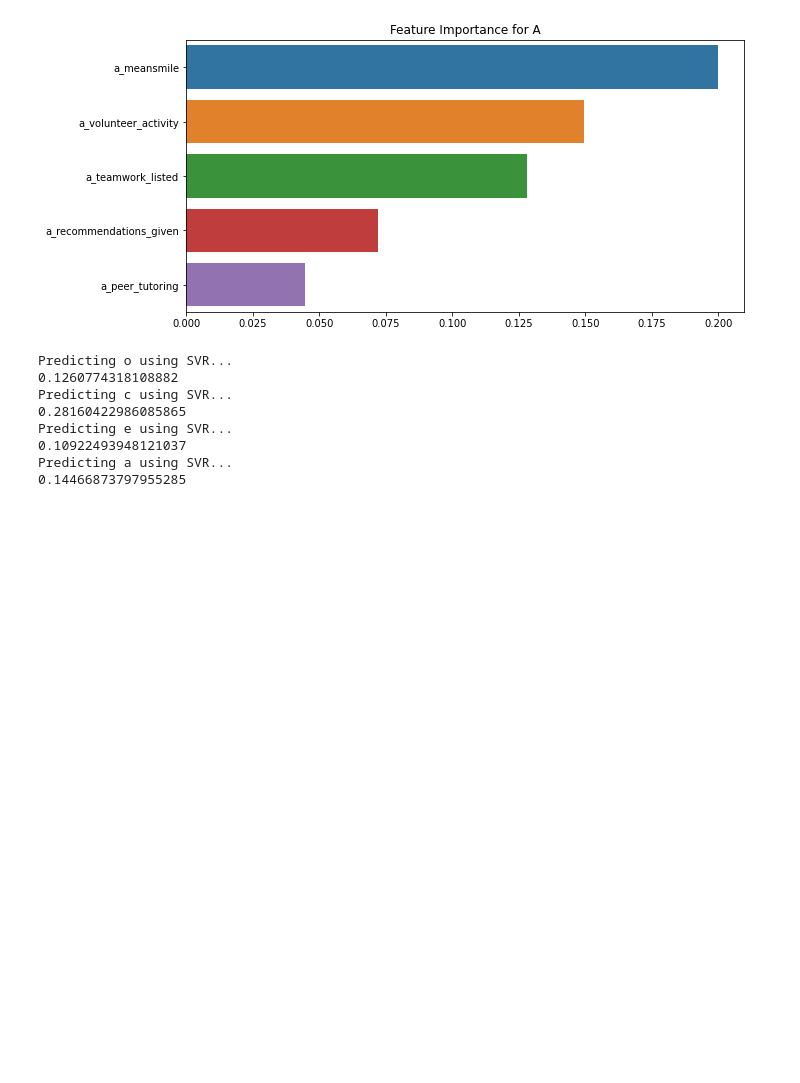
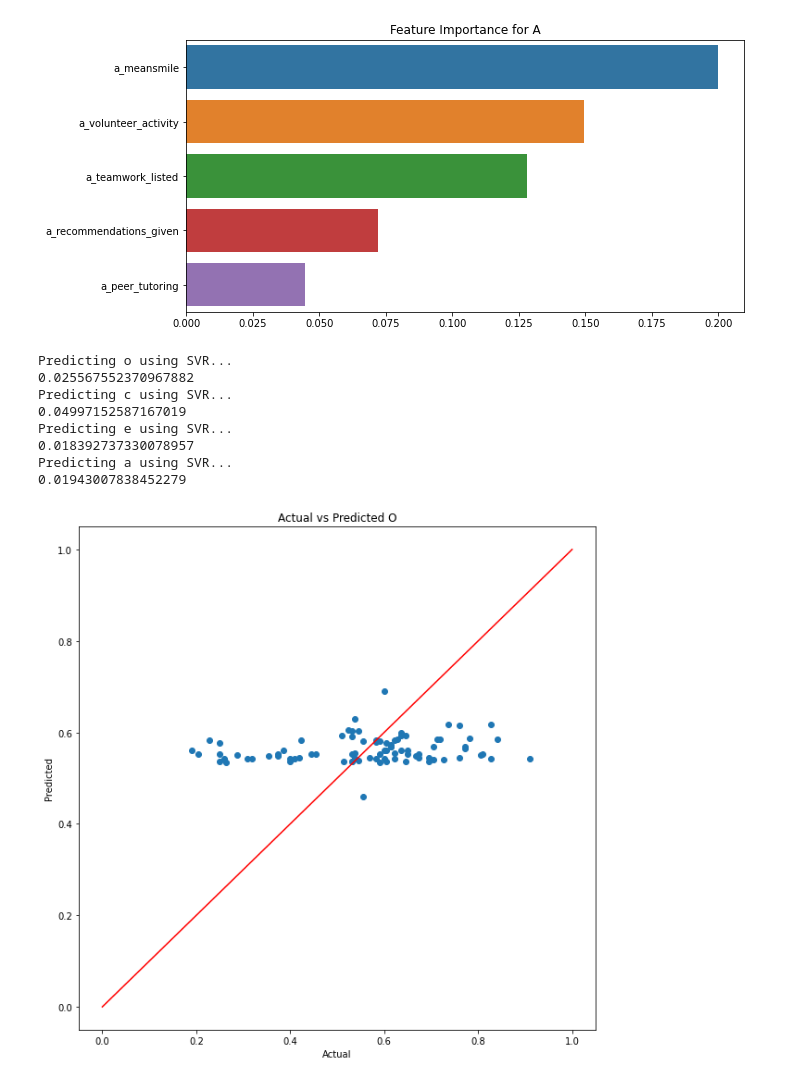
Before and after one commit to andaqu/linkedin2pers, a Jupyter notebook: explore.ipynb, the cells around one changed output. Drawn from its saved outputs; the diff is of its cells as text; code cells hidden in the pictures; blank space fills up the shorter version.

Commit message:
added some sad plots

```diff
--- a/explore.ipynb
+++ b/explore.ipynb
@@ -23,6 +23,13 @@ df.columns = map(str.lower, df.columns)
 
 # Rename openess_scale to "o", conscientiousness_scale to "c", extraversion_scale to "e", agreeableness_scale to "a", and neuroticism_scale to "n"
 df.rename(columns={'openness_scale':'o', 'conscientiousness_scale':'c', 'extraversion_scale':'e', 'agreeableness_scale':'a', 'neuroticism_scale':'n'}, inplace=True)
+# %%
+# Normalise "o", "c", "e", "a", and "n" columns to be between 0 and 1
+df['o'] = (df['o'] - df['o'].min()) / (df['o'].max() - df['o'].min())
+df['c'] = (df['c'] - df['c'].min()) / (df['c'].max() - df['c'].min())
+df['e'] = (df['e'] - df['e'].min()) / (df['e'].max() - df['e'].min())
+df['a'] = (df['a'] - df['a'].min()) / (df['a'].max() - df['a'].min())
+df['n'] = (df['n'] - df['n'].min()) / (df['n'].max() - df['n'].min())
 # %%
 # Get all columns starting with "o_", "c_", "e_", "a_", and "n_"
 
@@ -115,6 +122,7 @@ plot_feat_imp('a')
 [figure]
 # %%
 # Predict the "o" score using the "o_" features using a SVM with PUK kernel. "o" is a continuous variable, so use a regression model.
+
 from sklearn.svm import SVR
 from sklearn.model_selection import train_test_split
 from sklearn.metrics import mean_squared_error
@@ -123,35 +131,44 @@ def predict_using_svr(p):
 
     print("Predicting " + p + " using SVR...")
 
     # Get all features that start with p + "_"
-    features = [f for f in df.columns if f.startswith(p + '_')]
+    features = df.columns[df.columns.str.startswith(p + '_')]
     X = df[features]
     y = df[p]
 
     # Split the data into training and testing sets
     X_train, X_test, y_train, y_test = train_test_split(X, y, test_size=0.2, random_state=42)
 
     # Create a SVR model with a PUK kernel
     model = SVR(kernel='poly', degree=3)
 
     # Fit the model to the training data
     model.fit(X_train, y_train)
 
     # Make predictions on the test data
     y_pred = model.predict(X_test)
 
+    # Show predictions vs actual values. Each axis is between 0 and 1. Show a line of best fit.
+    plt.figure(figsize=(10, 10))
+    plt.scatter(y_test, y_pred)
+    plt.plot([0, 1], [0, 1], color='red')
+    plt.xlabel('Actual')
+    plt.ylabel('Predicted')
+    plt.title('Actual vs Predicted ' + p.upper())
+
     # Calculate the mean squared error
     mse = mean_squared_error(y_test, y_pred)
     print(mse)
 
 for p in ['o', 'c', 'e', 'a']:
     predict_using_svr(p)
 # %% [output]
 Predicting o using SVR...
-0.1260774318108882
+0.025567552370967882
 Predicting c using SVR...
-0.28160422986085865
+0.04997152587167019
 Predicting e using SVR...
-0.10922493948121037
+0.018392737330078957
 Predicting a using SVR...
-0.14466873797955285
+0.01943007838452279
+[figure, added]
```
Also changed, not shown: parts of 2 cells of this notebook, 1 other file.
